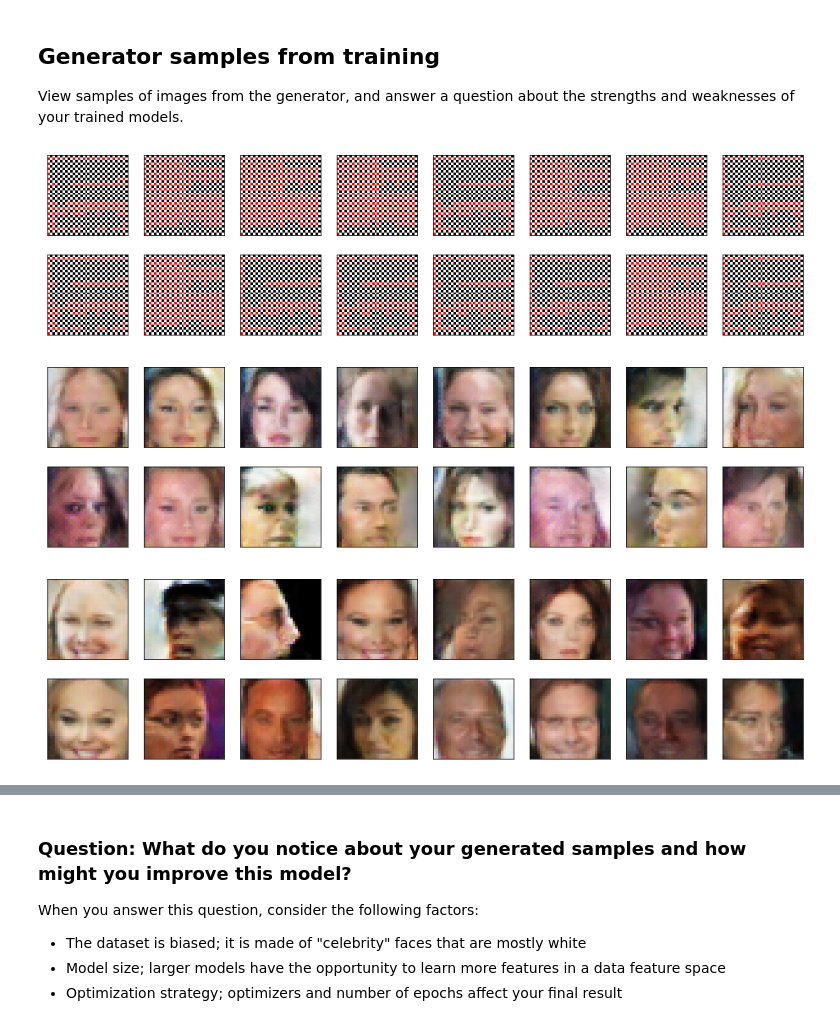
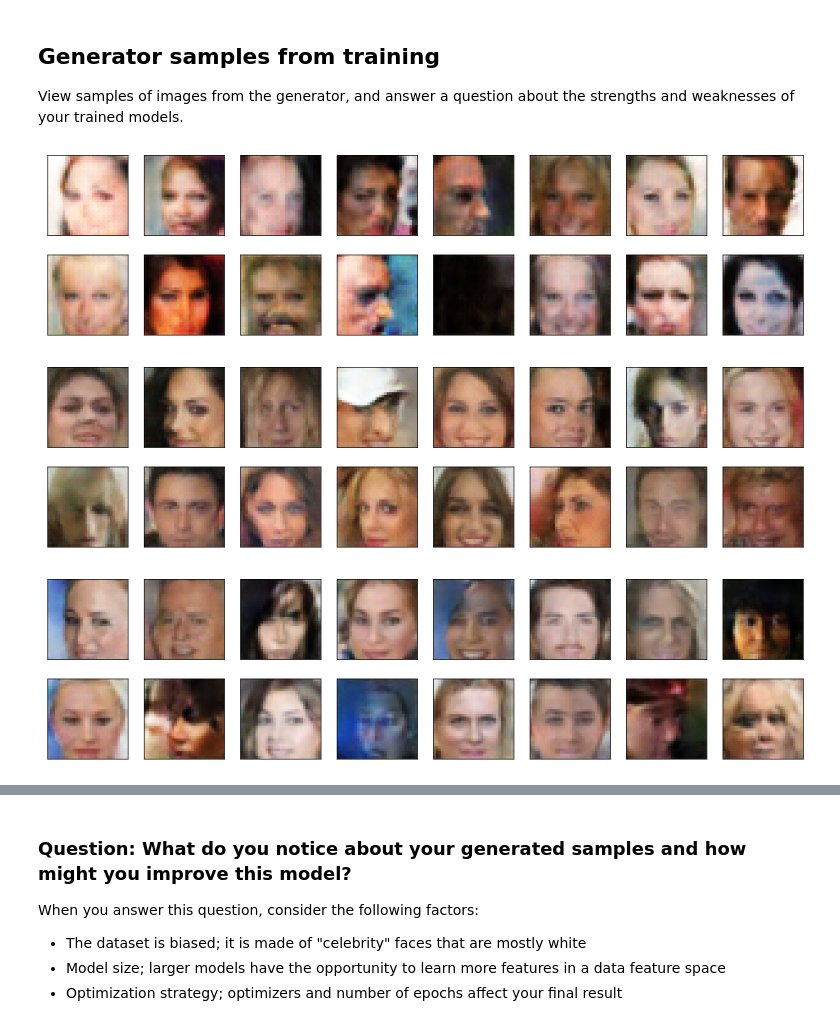
Before and after one commit to ddhartma/Face-Generation-with-DCGANs, a Jupyter notebook: dlnd_face_generation.ipynb, the cells around one changed output, grey strips where cells are left out. Saved outputs shown, nothing was run; the diff lists cells and outputs as text; code cells hidden in the pictures.

```diff
--- a/dlnd_face_generation.ipynb
+++ b/dlnd_face_generation.ipynb
@@ -834,23 +806,23 @@ def view_samples_2(epoch, samples):
         ax.yaxis.set_visible(False)
         im = ax.imshow(img.reshape((32,32,3)))
 # %%
-# lr=0.1
-with open('train_18_lr_samples.pkl', 'rb') as f:
+# lr=0.01
+with open('train_21_lr_samples.pkl', 'rb') as f:
     samples = pkl.load(f)
 _ = view_samples_2(-1, samples)
 # %% [output]
-[figure, old version]
+[figure, new version]
 # %%
-# lr=0.01
-with open('train_19_lr_samples.pkl', 'rb') as f:
+# lr=0.001
+with open('train_11_conv_dim_samples.pkl', 'rb') as f:
     samples = pkl.load(f)
 _ = view_samples_2(-1, samples)
 # %% [output]
-[figure, old version]
+[figure, new version]
 # %%
-# lr=0.001
-with open('train_8_conv_deconv_samples.pkl', 'rb') as f:
+# lr=0.0001
+with open('train_22_lr_samples.pkl', 'rb') as f:
     samples = pkl.load(f)
 _ = view_samples_2(-1, samples)
 # %% [output]
-[figure, old version]
+[figure, new version]
```
Also changed, not shown: parts of 9 cells of this notebook.
